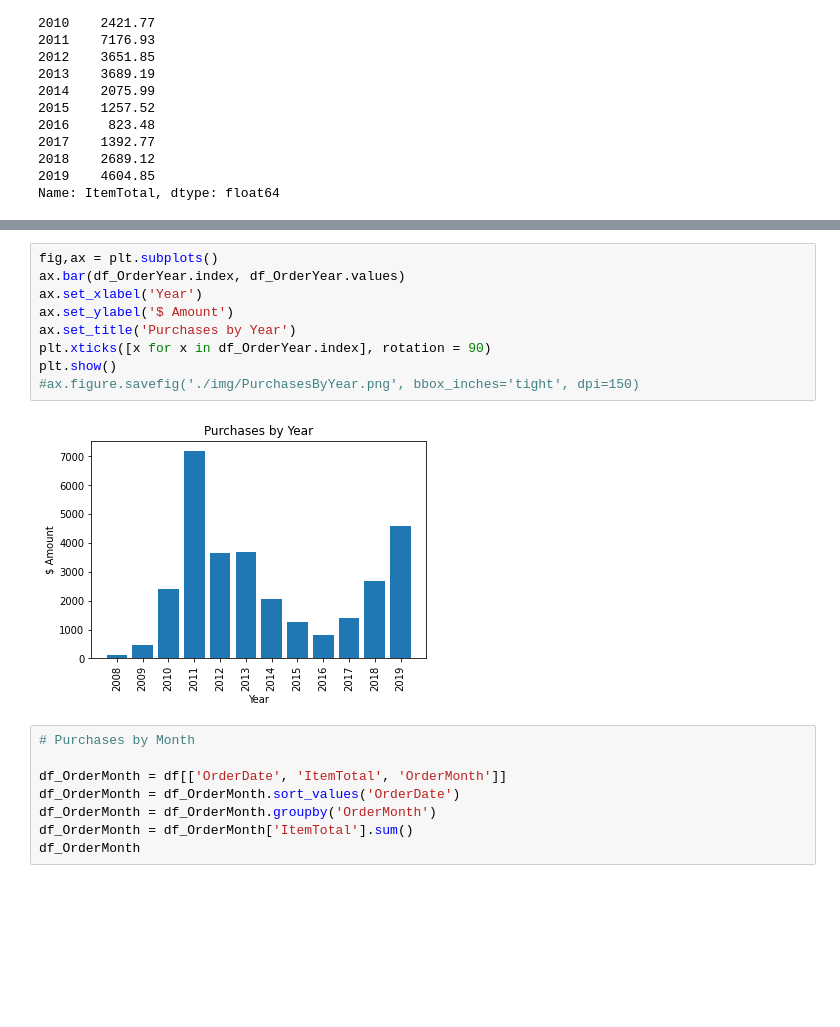
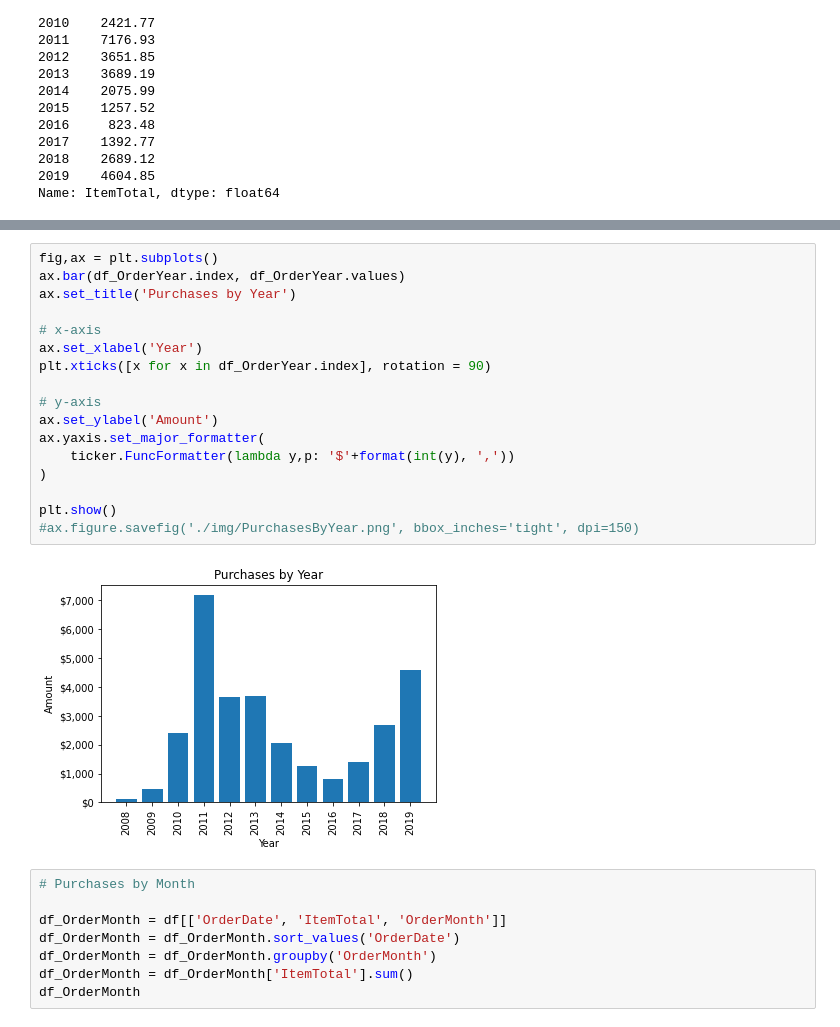
Before and after one commit to AmitSamra/AmazonOrderHistory, a Jupyter notebook: AmazonOrderHistory.ipynb, the cells around one changed output, grey strips where cells are left out. Cells and saved outputs as stored; diff of their text form; blank space fills up the shorter version.

```diff
--- a/AmazonOrderHistory.ipynb
+++ b/AmazonOrderHistory.ipynb
@@ -438,14 +448,22 @@ plt.show()
 # %%
 fig,ax = plt.subplots()
 ax.bar(df_OrderYear.index, df_OrderYear.values)
+ax.set_title('Purchases by Year')
+
+# x-axis
 ax.set_xlabel('Year')
-ax.set_ylabel('$ Amount')
-ax.set_title('Purchases by Year')
 plt.xticks([x for x in df_OrderYear.index], rotation = 90)
+
+# y-axis
+ax.set_ylabel('Amount')
+ax.yaxis.set_major_formatter(
+    ticker.FuncFormatter(lambda y,p: '$'+format(int(y), ','))
+)
+
 plt.show()
 #ax.figure.savefig('./img/PurchasesByYear.png', bbox_inches='tight', dpi=150)
 # %% [output]
-[figure, old version]
+[figure, new version]
 # %%
 # Purchases by Month
 
```
Also changed, not shown: parts of 7 cells of this notebook.
